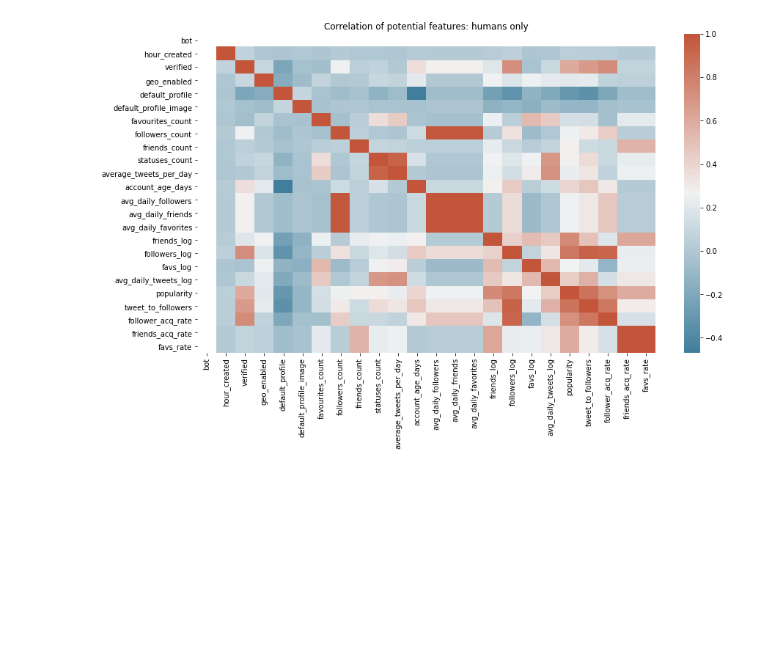
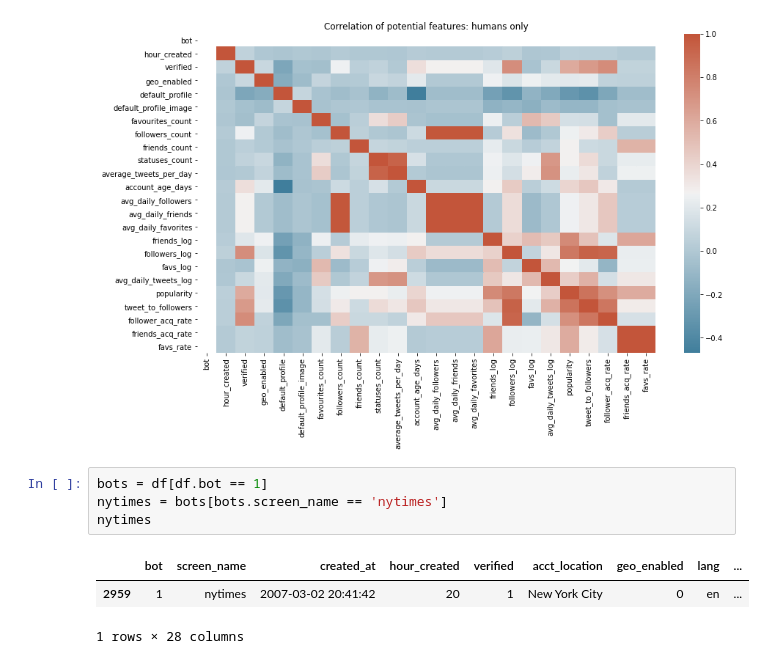
Before and after one commit to scrapfishies/twitter-bot-detection, a Jupyter notebook: eda.ipynb, the cells around one changed output. Saved outputs shown, nothing was run; the diff lists cells and outputs as text; blank space fills up the shorter version.

```diff
--- a/eda.ipynb
+++ b/eda.ipynb
@@ -308,3 +287,11 @@ sns.heatmap(humans.corr(), cmap=cmap, annot=False)
 plt.title('Correlation of potential features: humans only');
 # %% [output]
 [figure]
+# %%
+bots = df[df.bot == 1]
+nytimes = bots[bots.screen_name == 'nytimes']
+nytimes
+# %% [output]
+|  | bot | screen_name | created_at | hour_created | verified | acct_location | geo_enabled | lang | ... |
+| 2959 | 1 | nytimes | 2007-03-02 20:41:42 | 20 | 1 | New York City | 0 | en | ... |
+1 rows × 28 columns
```
Also changed, not shown: parts of 1 cell of this notebook, 6 other files.
